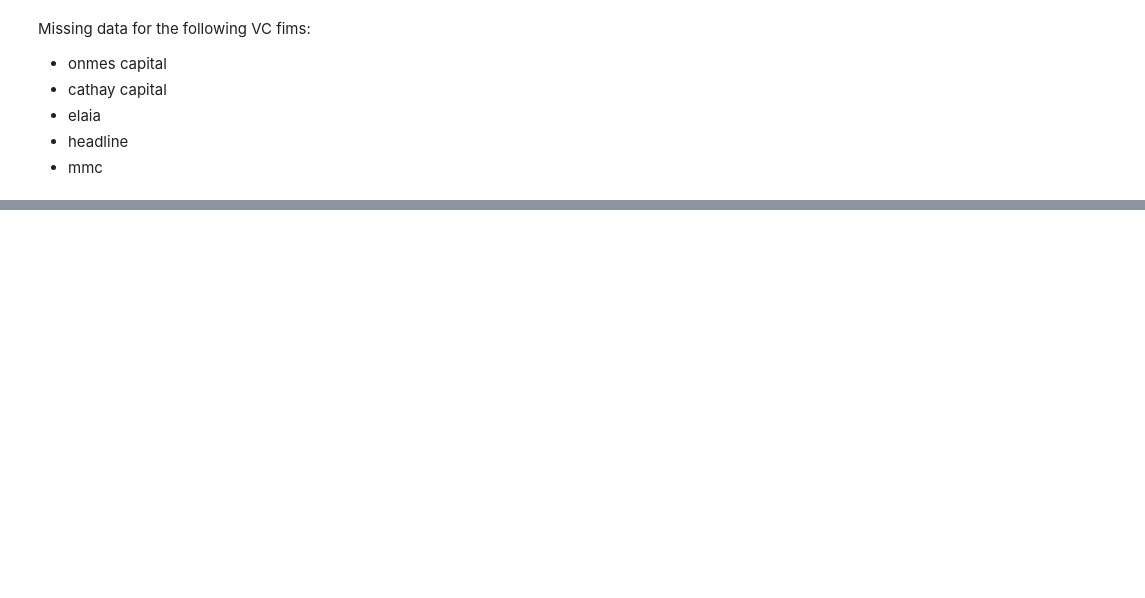
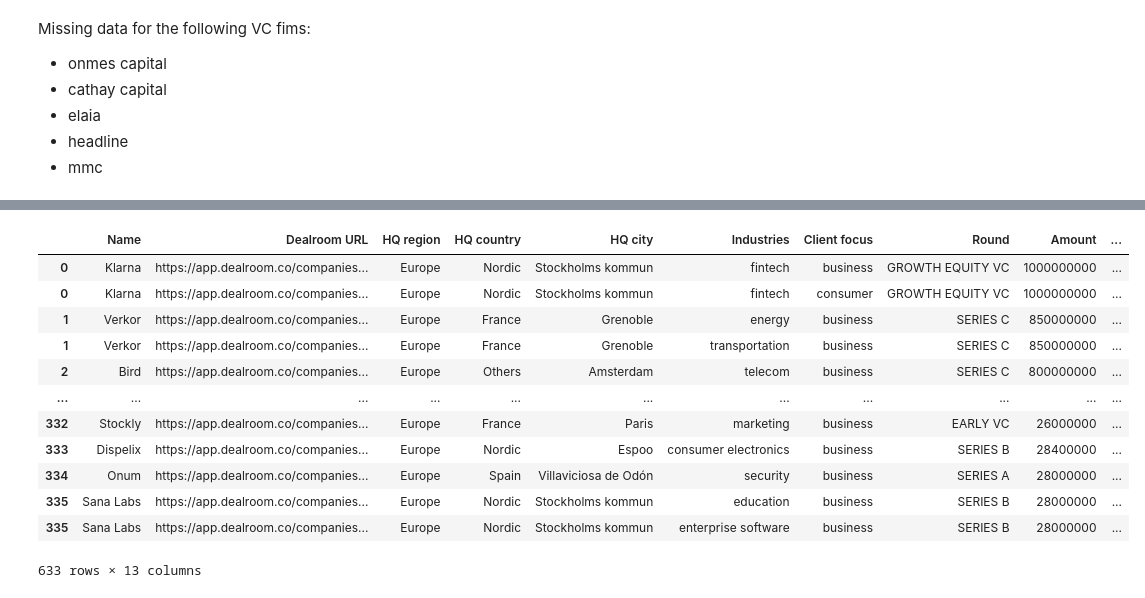
Before and after one commit to DonJuanchox/Data-analysis, a Jupyter notebook: Ainhoa dealroom task.ipynb, the cells around one changed output, grey strips where cells are left out. Cells and saved outputs as stored; diff of their text form; code cells hidden in the pictures; blank space fills up the shorter version.

```diff
--- a/Ainhoa dealroom task.ipynb
+++ b/Ainhoa dealroom task.ipynb
@@ -128,0 +301,16 @@ When grouping with a length-1 list-like, you will need to pass a length-1 tuple
+# %%
+df_exploded.drop_duplicates()
+# %% [output]
+|  | Name | Dealroom URL | HQ region | HQ country | HQ city | Industries | Client focus | Round | Amount | ... |
+| 0 | Klarna | https://app.dealroom.co/companies... | Europe | Nordic | Stockholms kommun | fintech | business | GROWTH EQUITY VC | 1000000000 | ... |
+| 0 | Klarna | https://app.dealroom.co/companies... | Europe | Nordic | Stockholms kommun | fintech | consumer | GROWTH EQUITY VC | 1000000000 | ... |
+| 1 | Verkor | https://app.dealroom.co/companies... | Europe | France | Grenoble | energy | business | SERIES C | 850000000 | ... |
+| 1 | Verkor | https://app.dealroom.co/companies... | Europe | France | Grenoble | transportation | business | SERIES C | 850000000 | ... |
+| 2 | Bird | https://app.dealroom.co/companies... | Europe | Others | Amsterdam | telecom | business | SERIES C | 800000000 | ... |
+| ... | ... | ... | ... | ... | ... | ... | ... | ... | ... | ... |
+| 332 | Stockly | https://app.dealroom.co/companies... | Europe | France | Paris | marketing | business | EARLY VC | 26000000 | ... |
+| 333 | Dispelix | https://app.dealroom.co/companies... | Europe | Nordic | Espoo | consumer electronics | business | SERIES B | 28400000 | ... |
+| 334 | Onum | https://app.dealroom.co/companies... | Europe | Spain | Villaviciosa de Odón | security | business | SERIES A | 28000000 | ... |
+| 335 | Sana Labs | https://app.dealroom.co/companies... | Europe | Nordic | Stockholms kommun | education | business | SERIES B | 28000000 | ... |
+| 335 | Sana Labs | https://app.dealroom.co/companies... | Europe | Nordic | Stockholms kommun | enterprise software | business | SERIES B | 28000000 | ... |
+633 rows × 13 columns
```
Also changed, not shown: parts of 11 cells of this notebook, 3 other files.
